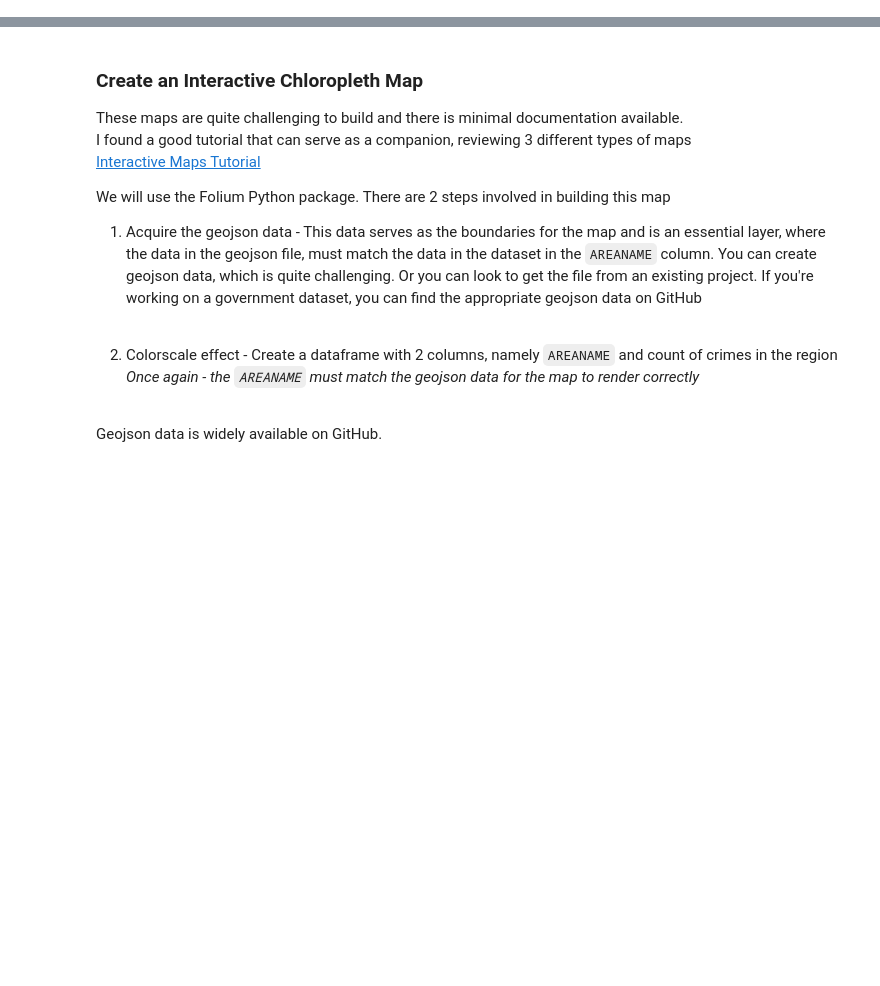
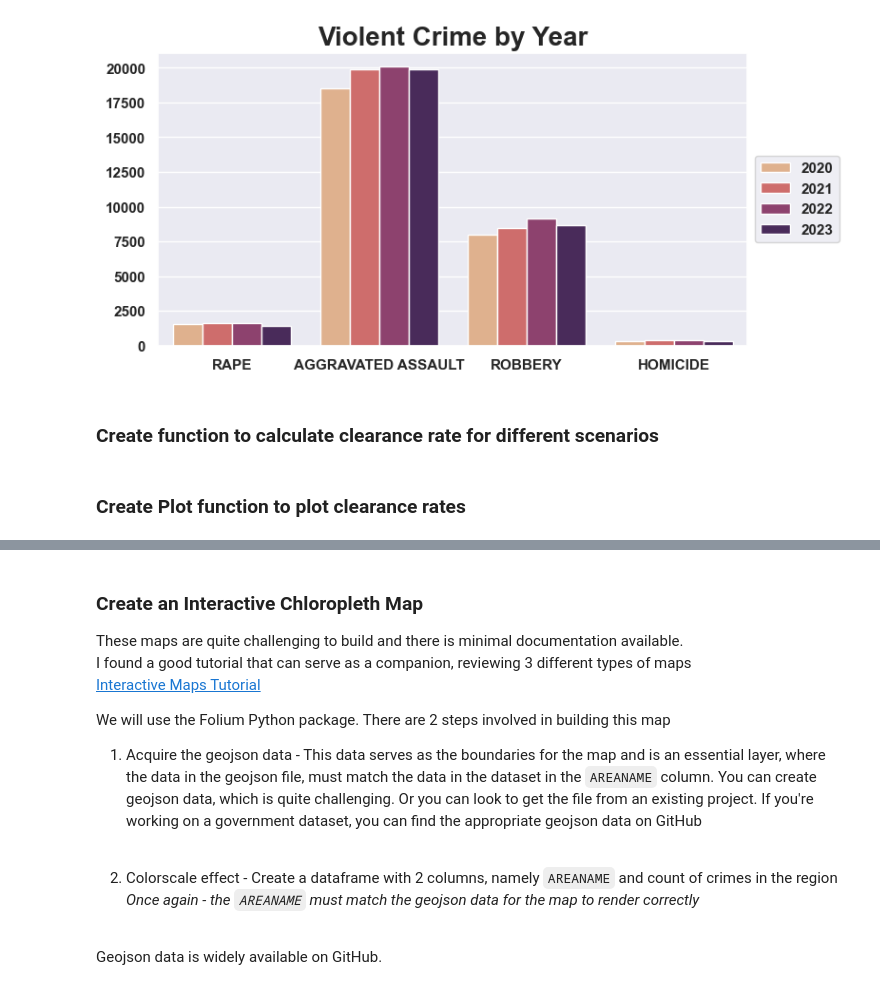
Before and after one commit to DanHerman212/los_angeles_crime, a Jupyter notebook: notebooks/3_analysis_and_visualization.ipynb, the cells around one changed output, grey strips where cells are left out. Saved outputs shown, nothing was run; the diff lists cells and outputs as text; code cells hidden in the pictures; blank space fills up the shorter version.

```diff
--- a/notebooks/3_analysis_and_visualization.ipynb
+++ b/notebooks/3_analysis_and_visualization.ipynb
@@ -364,0 +103,7 @@ Text(0, 0.5, 'Daily Crimes Reported')
+# %%
+# plot violent crimes by year
+barchart('crime_category', 'YEAR', data, 'violent')
+# %% [output]
+[figure, added]
+# %% [markdown]
+### Create function to calculate clearance rate for different scenarios
@@ -364,0 +154,2 @@ Text(0, 0.5, 'Daily Crimes Reported')
+# %% [markdown]
+### Create Plot function to plot clearance rates
```
Also changed, not shown: parts of 48 cells of this notebook, 2 other files.
